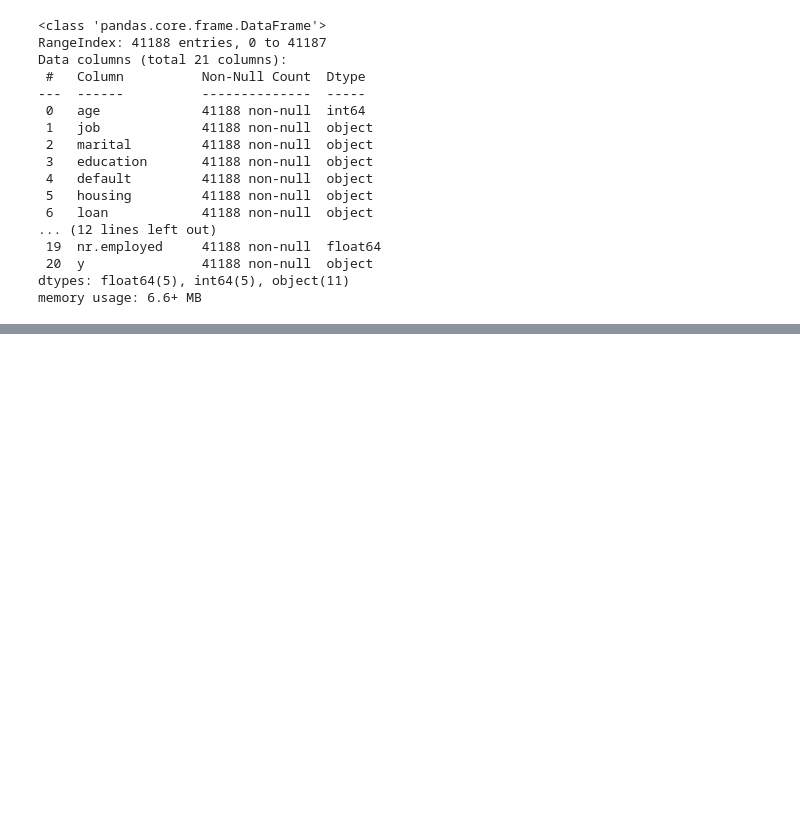
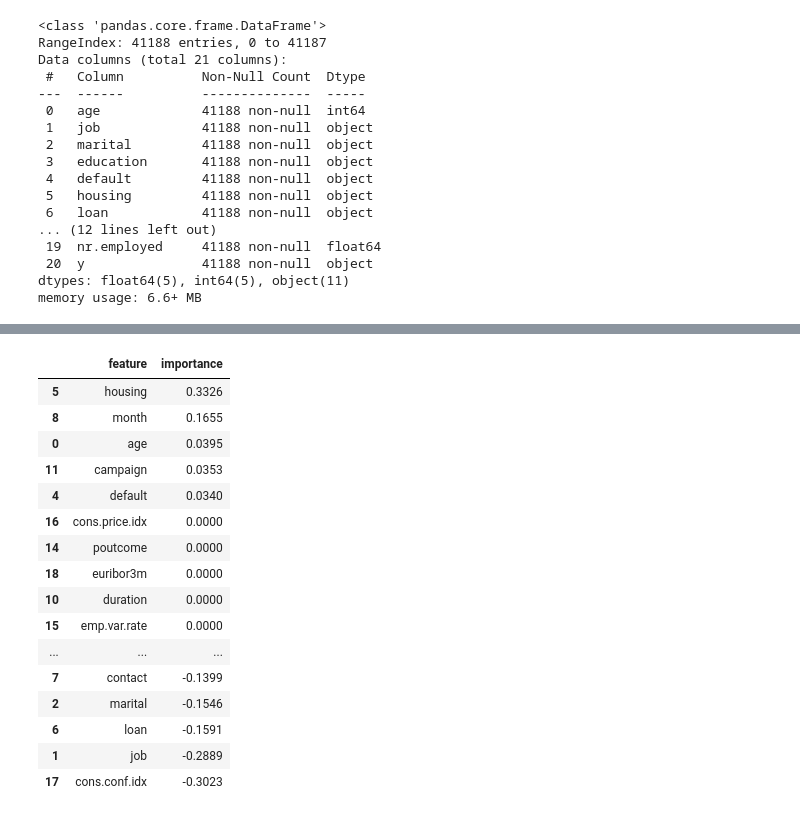
Before and after one commit to Daria-Lytvynenko/ML_course, a Jupyter notebook: Mid_term_Project.ipynb, the cells around one changed output, grey strips where cells are left out. Cells and saved outputs as stored; diff of their text form; code cells hidden in the pictures; blank space fills up the shorter version.

```diff
--- a/Mid_term_Project.ipynb
+++ b/Mid_term_Project.ipynb
@@ -188,15 +197,25 @@ onehot_cols=categorical_cols.remove('education')
+# %%
+categories=['unknown','illiterate','basic.4y', 'high.school', 'basic.6y',
+                                                         'basic.9y','professional.course', 'university.degree']
 # %%
 numeric_transformer=Pipeline(steps=[('scaler', StandardScaler())])
 one_hot_enc=Pipeline(steps=[('onehot', OneHotEncoder())])
-ordinal_enc=Pipeline(steps=[('ordinal', OrdinalEncoder(categories=
-                                                        ['unknown','illiterate','basic.4y', 'high.school', 'basic.6y',
-                                                         'basic.9y','professional.course', 'university.degree']))])
+ordinal_enc=Pipeline(steps=[('ordinal', OrdinalEncoder(categories=[categories]))])
 
 preprocessor=ColumnTransformer(transformers=[
-                                            ('onehot', one_hot_enc, onehot_cols),
+                                            ('onehot', one_hot_enc, categorical_cols),
                                             ('ordinal', ordinal_enc, ordinal_col),
                                             ('numeric', numeric_transformer, numeric_cols)
 ])
 
 model_pipeline=Pipeline(steps=[('preprocessor', preprocessor),
                               ('classifier', LogisticRegression(solver='liblinear',  penalty='l1'))])
+# %%
+model_pipeline.fit(X_train, y_train)
+pred=model_pipeline.predict(X_train)
+pred_proba=model_pipeline.predict_proba(X_train)[:,1]
+fpr, tpr, thresholds=roc_curve(y_train, pred_proba)
+roc_auc=auc(fpr, tpr)
+print(roc_auc)
+confusion_matrix(y_train, pred)
+f1_score(y_train, pred)
@@ -203,3 +268,26 @@ model_pipeline=Pipeline(steps=[('preprocessor', preprocessor),
+# %%
+features_importance=pd.DataFrame(list(zip(model_pipeline.feature_names_in_, [float(value) for value in np.round(model_pipeline.named_steps['classifier'].coef_[0],4)])),
+                                 columns=['feature', 'importance']).sort_values(by='importance', ascending=False)
+# %%
+features_importance
+# %% [output]
+|  | feature | importance |
+| 5 | housing | 0.3326 |
+| 8 | month | 0.1655 |
+| 0 | age | 0.0395 |
+| 11 | campaign | 0.0353 |
+| 4 | default | 0.0340 |
+| 16 | cons.price.idx | 0.0000 |
+| 14 | poutcome | 0.0000 |
+| 18 | euribor3m | 0.0000 |
+| 10 | duration | 0.0000 |
+| 15 | emp.var.rate | 0.0000 |
+| ... | ... | ... |
+| 7 | contact | -0.1399 |
+| 2 | marital | -0.1546 |
+| 6 | loan | -0.1591 |
+| 1 | job | -0.2889 |
+| 17 | cons.conf.idx | -0.3023 |
 # %%
 for i in train.select_dtypes(include='object').columns:
   print(train[i].value_counts())
```
Also changed, not shown: parts of 23 cells of this notebook.
